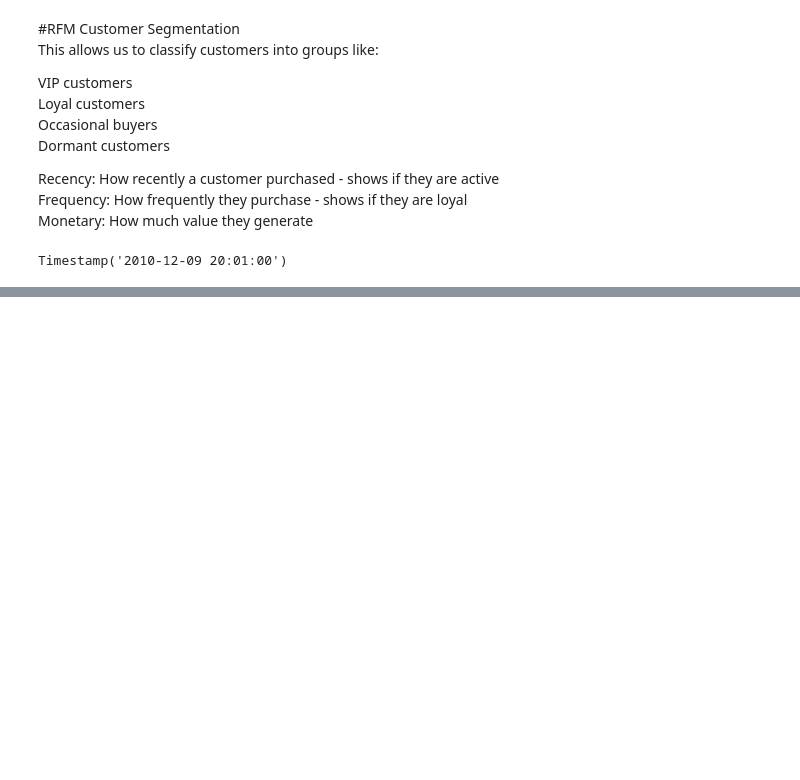
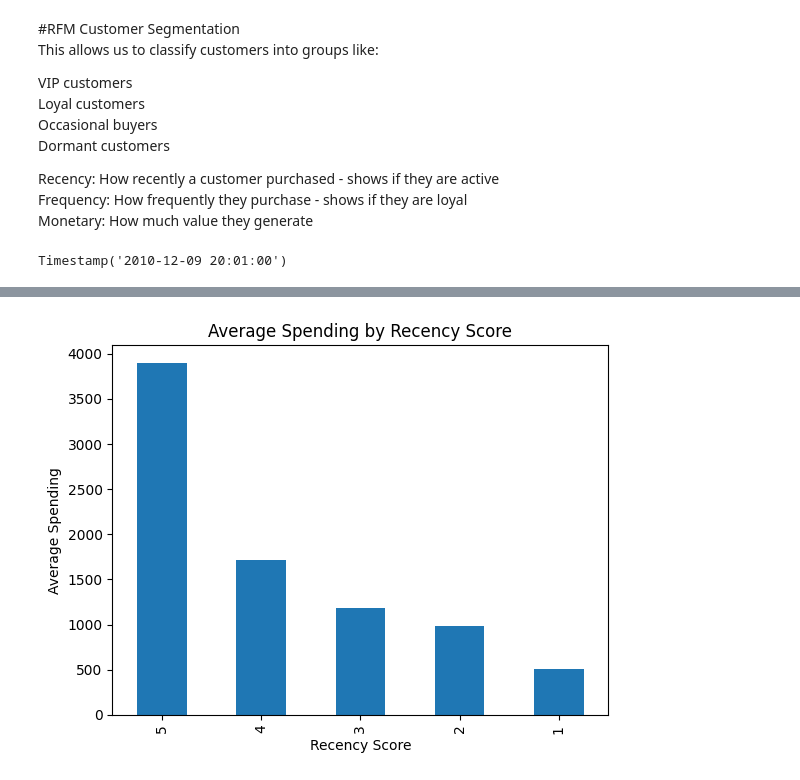
Before and after one commit to RoAr29/ecommerce-recommendation-system, a Jupyter notebook: ecommerce_product_recommendation_engine.ipynb, the cells around one changed output, grey strips where cells are left out. Cells and saved outputs as stored; diff of their text form; code cells hidden in the pictures; blank space fills up the shorter version.

```diff
--- a/ecommerce_product_recommendation_engine.ipynb
+++ b/ecommerce_product_recommendation_engine.ipynb
@@ -250,0 +307,8 @@ referance_date = df['InvoiceDate'].max() + dt.timedelta(days=1)
+# %%
+rfm['R_score'] = pd.qcut(rfm['Recency'], 5, labels=[5,4,3,2,1])
+# %%
+rfm['F_score'] = pd.qcut(rfm['Frequency'].rank(method='first'), 5, labels=[5,4,3,2,1])
+# %%
+rfm['M_score'] = pd.qcut(rfm['Monetary'], 5, labels=[5,4,3,2,1])
+# %%
+rfm['RFM_Score'] = rfm['R_score'].astype(str) + rfm['F_score'].astype(str) + rfm['M_score'].astype(str)
@@ -250,0 +352,9 @@ referance_date = df['InvoiceDate'].max() + dt.timedelta(days=1)
+# %%
+rfm.groupby('R_score')['Monetary'].mean().plot(kind='bar')
+
+plt.title("Average Spending by Recency Score")
+plt.xlabel("Recency Score")
+plt.ylabel("Average Spending")
+plt.show()
+# %% [output]
+[figure, added]
```
Also changed, not shown: parts of 14 cells of this notebook.
